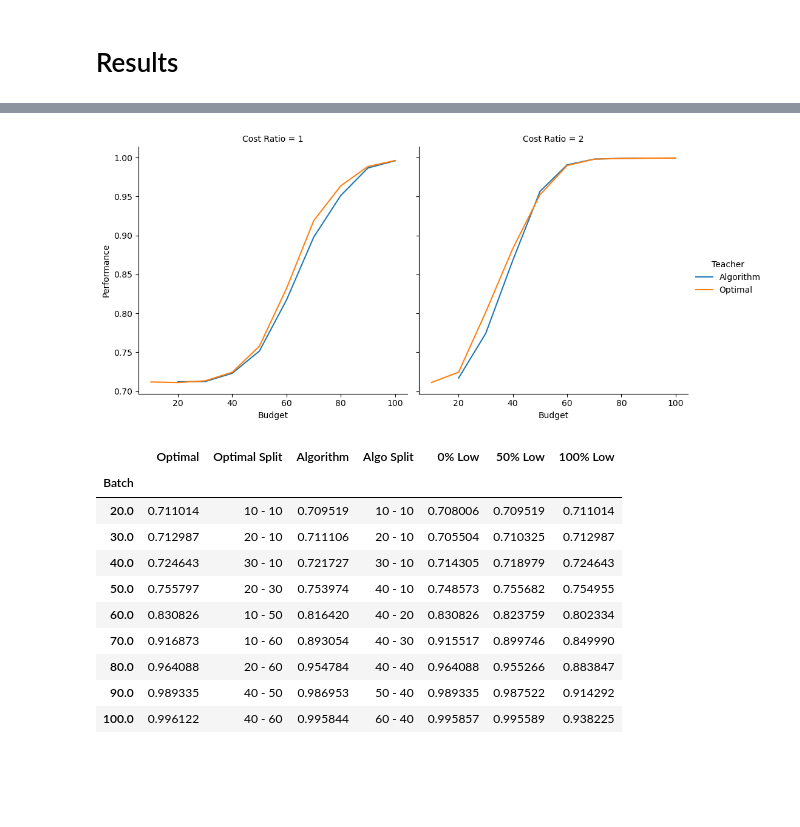
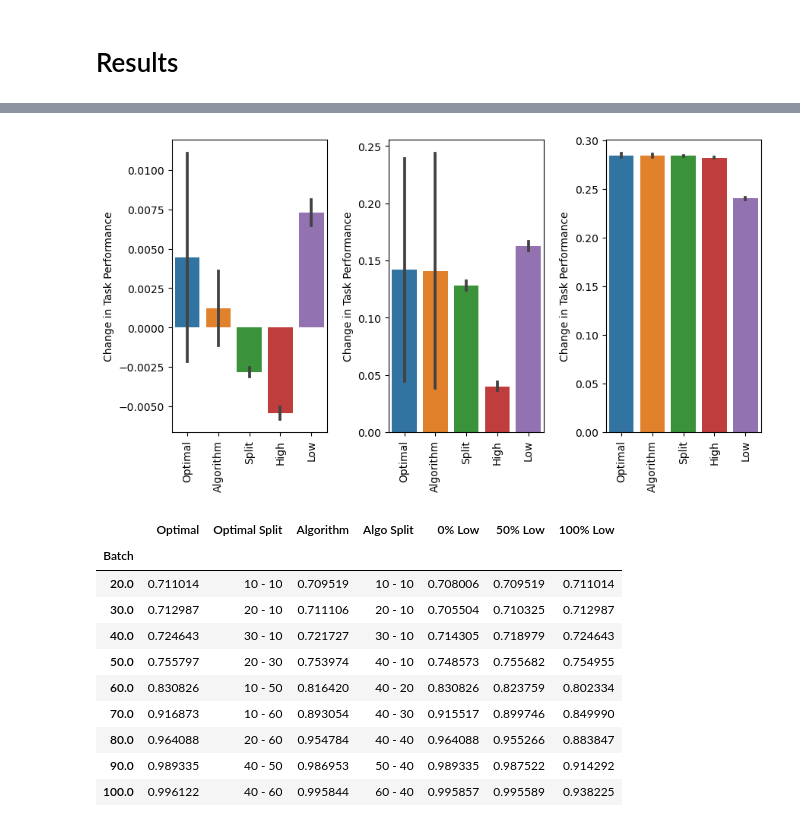
Before and after one commit to saumikn/gymnasium-test, a Jupyter notebook: tree.ipynb, the cells around one changed output, grey strips where cells are left out. Saved outputs shown, nothing was run; the diff lists cells and outputs as text; code cells hidden in the pictures; blank space fills up the shorter version.

```diff
--- a/tree.ipynb
+++ b/tree.ipynb
@@ -420,6 +453,7 @@ def eval_three(k, student):
     df2_3['Batch'] = df2_3['Batch'] / k
     df2 = pd.concat([df2_1, df2_2, df2_3, df2_opt, df2_algo])
     df2 = df2[df2.Batch <= 100]
+    df2['Batch'] = df2.Batch.astype(int)
     return df2
 # %%
 %%time
@@ -427,11 +461,11 @@ df2 = [eval_three(k, 100) for k in [1,2]]
 for k, d in enumerate(df2):
     d.insert(5, 'Cost Ratio', k+1)
 df2 = pd.concat(df2)
-df2['Teacher'] = df2.Teacher.replace({'split':'50% Low',
-                       '[(0.01, 200)]':'0% Low',
-                       '[(0.1, 200)]':'100% Low',
+df2['Teacher'] = df2.Teacher.replace({'split':'Split',
+                       '[(0.01, 200)]':'High',
+                       '[(0.1, 200)]':'Low',
                        'optimal':'Optimal',
                        'algo':'Algorithm'})
 df2 = df2.sort_values('Teacher')
-df2['row'] = df2.Teacher.isin(['50% Low','0% Low','100% Low'])
+# df2['row'] = df2.Teacher.isin(['50% Low','0% Low','100% Low'])
 # %% [output]
@@ -456,19 +488,47 @@ plt.savefig('images/tree-3.1.pdf', bbox_inches='tight')
 # %%
-sub = (df2.Batch%10==0) & (~df2.row)
-with warnings.catch_warnings():
-    warnings.simplefilter(action='ignore', category=FutureWarning)
-    g = sns.relplot(df2[sub], kind='line', x='Batch', y='Perf', hue='Teacher',
-                    errorbar=None, col='Cost Ratio')
-    # g.fig.suptitle('ONE TITLE FOR ALL')
-    # sns.move_legend(ax, "upper left", bbox_to_anchor=(1, 1))
-    g.set(
-        # title='Performance Improvement in 2x2 Decision Space, Starting from Model100',
-        xlabel='Budget',
-        ylabel='Performance'
-    )
-plt.savefig('images/tree-3.2.pdf', bbox_inches='tight')
+# sub = (df2.Batch%10==0) & (~df2.row)
+# with warnings.catch_warnings():
+#     warnings.simplefilter(action='ignore', category=FutureWarning)
+#     g = sns.relplot(df2[sub], kind='line', x='Batch', y='Perf', hue='Teacher',
+#                     errorbar=None, col='Cost Ratio')
+#     # g.fig.suptitle('ONE TITLE FOR ALL')
+#     # sns.move_legend(ax, "upper left", bbox_to_anchor=(1, 1))
+#     g.set(
+#         # title='Performance Improvement in 2x2 Decision Space, Starting from Model100',
+#         xlabel='Budget',
+#         ylabel='Performance'
+#     )
+# plt.savefig('images/tree-3.2.pdf', bbox_inches='tight')
-# %% [output]
-[figure, removed]
+# %%
+fig, axs = plt.subplots(1, 3, figsize=(10,5))
+plt.subplots_adjust(wspace = 0.4)
+
+
+
+df2['PerfChange'] = df2.Perf - df2[df2.Batch==0].Perf.mean()
+df2['sortkey'] = df2.Teacher.apply(lambda x: ['Optimal', 'Algorithm', 'Split', 'High', 'Low'].index(x))
+df2 = df2.sort_values('sortkey')
+
+for i, batch in enumerate([20, 50, 100]):
+    with warnings.catch_warnings():
+        warnings.simplefilter(action='ignore', category=FutureWarning)
+        ax = sns.barplot(df2[df2.Batch==batch], x='Teacher', y='PerfChange', errorbar='se', dodge=False, ax=axs[i])
+        # ax = sns.lineplot(df2, x='Batch', y='Perf', hue='Strategy', errorbar='se')
+        # sns.move_legend(ax, "upper left", bbox_to_anchor=(1, 1))
+        # ax.tick_params(labelbottom = False, bottom = False)
+
+        ax.set(
+            # title='Evaluating Skill-based Curricula by Number of Bins in Tree-Search Domain',
+            xlabel='',
+            ylabel='Change in Task Performance'
+        )
+        ax.tick_params('x', rotation=90)
+
+
+fig.savefig('images/tree-3.1.pdf', bbox_inches='tight')
+plt.show()
+# %% [output]
+[figure, added]
 # %%
 df2.loc[df2.Teacher=='50% Low', 'Split'] = 50
 df2.loc[df2.Teacher=='100% Low', 'Split'] = 100
```
Also changed, not shown: parts of 8 cells of this notebook, 5 other files.
